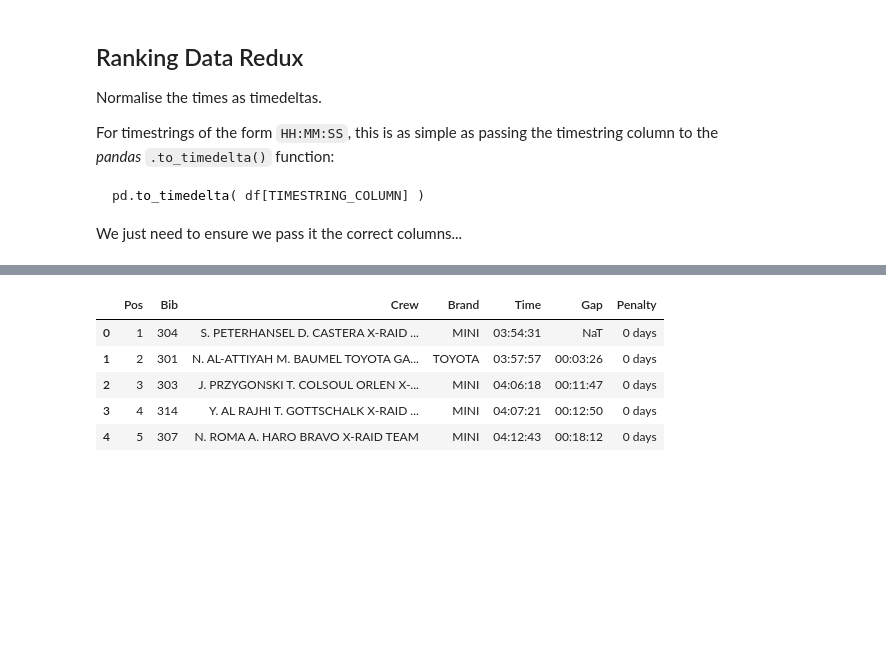
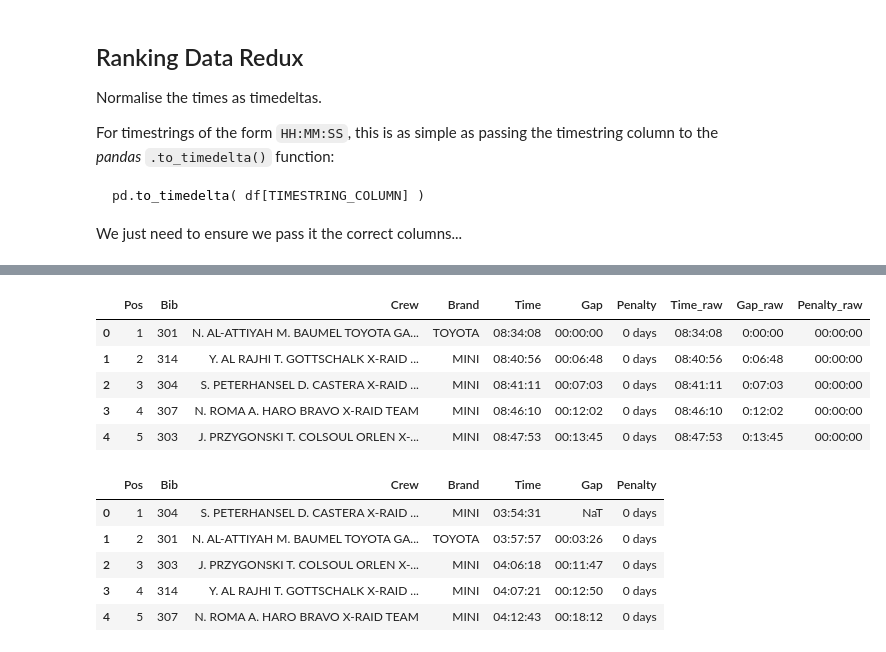
Before and after one commit to psychemedia/WRC_sketches, a Jupyter notebook: doodles/Dakar Rally.ipynb, the cells around one changed output, grey strips where cells are left out. Saved outputs shown, nothing was run; the diff lists cells and outputs as text; code cells hidden in the pictures; blank space fills up the shorter version.

```diff
--- a/doodles/Dakar Rally.ipynb
+++ b/doodles/Dakar Rally.ipynb
@@ -290,3 +303,12 @@ def get_ranking_data(stage,vtype='car', timerank='stage', kind='simple'):
+# %%
+get_ranking_data(STAGE, VTYPE,timerank='general', kind='raw')[RANK].head()
+# %% [output]
+|  | Pos | Bib | Crew | Brand | Time | Gap | Penalty | Time_raw | Gap_raw | Penalty_raw |
+| 0 | 1 | 301 | N. AL-ATTIYAH M. BAUMEL TOYOTA GA... | TOYOTA | 08:34:08 | 00:00:00 | 0 days | 08:34:08 | 0:00:00 | 00:00:00 |
+| 1 | 2 | 314 | Y. AL RAJHI T. GOTTSCHALK X-RAID ... | MINI | 08:40:56 | 00:06:48 | 0 days | 08:40:56 | 0:06:48 | 00:00:00 |
+| 2 | 3 | 304 | S. PETERHANSEL D. CASTERA X-RAID ... | MINI | 08:41:11 | 00:07:03 | 0 days | 08:41:11 | 0:07:03 | 00:00:00 |
+| 3 | 4 | 307 | N. ROMA A. HARO BRAVO X-RAID TEAM | MINI | 08:46:10 | 00:12:02 | 0 days | 08:46:10 | 0:12:02 | 00:00:00 |
+| 4 | 5 | 303 | J. PRZYGONSKI T. COLSOUL ORLEN X-... | MINI | 08:47:53 | 00:13:45 | 0 days | 08:47:53 | 0:13:45 | 00:00:00 |
 # %%
 ranking_data = get_ranking_data(STAGE, VTYPE)
 
```
Also changed, not shown: parts of 9 cells of this notebook.
